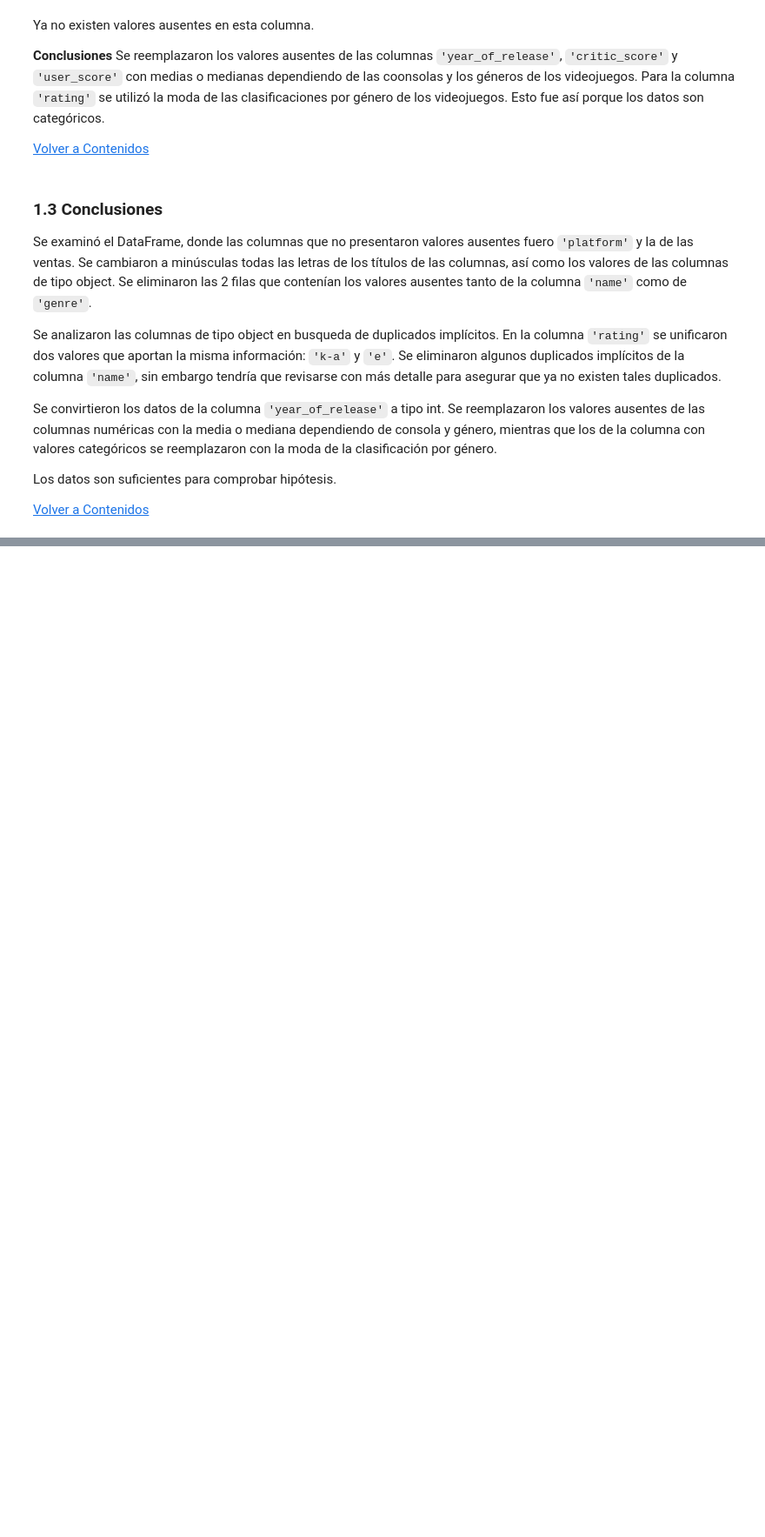
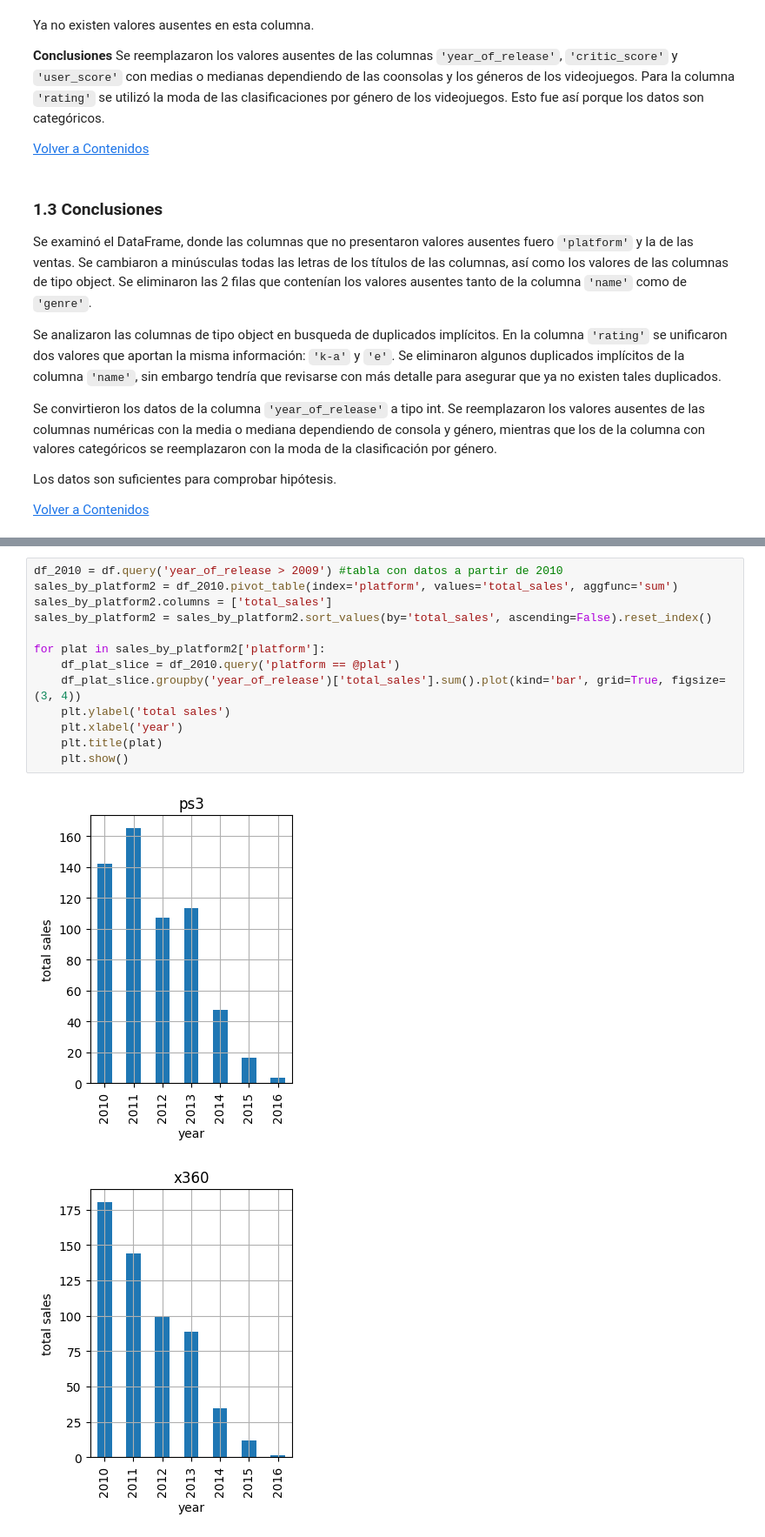
Before and after one commit to MonicaDeN/Bootcamp_Practicum, a Jupyter notebook: Proyecto_5/games.ipynb, the cells around one changed output, grey strips where cells are left out. Shown at 87% size. Saved outputs shown, nothing was run; the diff lists cells and outputs as text; blank space fills up the shorter version.

```diff
--- a/Proyecto_5/games.ipynb
+++ b/Proyecto_5/games.ipynb
@@ -1386,0 +1448,16 @@ Los datos son suficientes para comprobar hipótesis.
+# %%
+df_2010 = df.query('year_of_release > 2009') #tabla con datos a partir de 2010
+sales_by_platform2 = df_2010.pivot_table(index='platform', values='total_sales', aggfunc='sum')
+sales_by_platform2.columns = ['total_sales']
+sales_by_platform2 = sales_by_platform2.sort_values(by='total_sales', ascending=False).reset_index()
+
+for plat in sales_by_platform2['platform']:
+    df_plat_slice = df_2010.query('platform == @plat')
+    df_plat_slice.groupby('year_of_release')['total_sales'].sum().plot(kind='bar', grid=True, figsize=(3, 4))
+    plt.ylabel('total sales')
+    plt.xlabel('year')
+    plt.title(plat)
+    plt.show()
+# %% [output]
+[figure, added]
+[figure, added]
```
Also changed, not shown: parts of 65 cells of this notebook.
